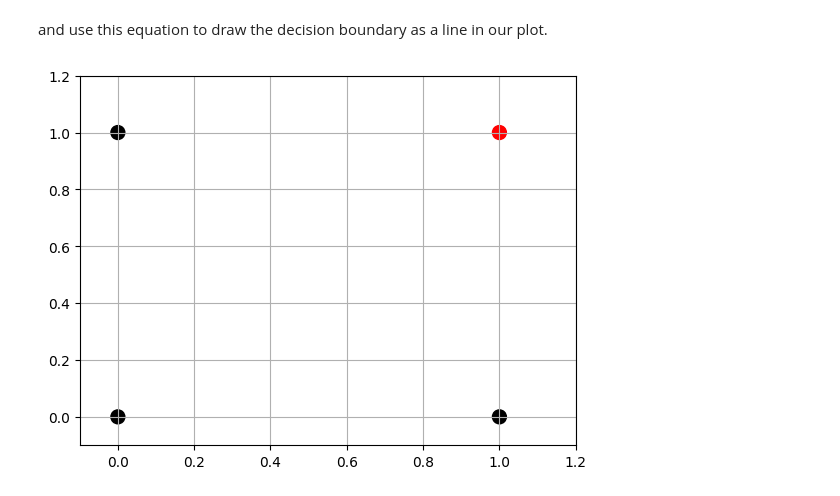
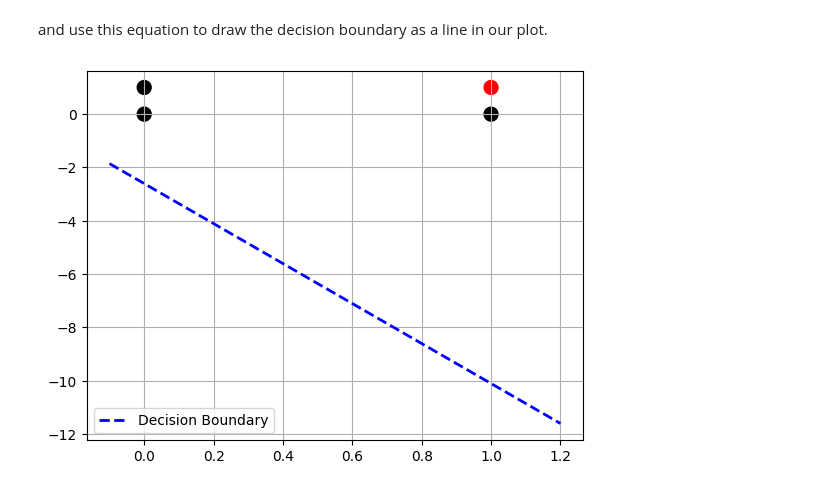
Before and after one commit to 1fancyname/neune, a Jupyter notebook: content/_ch2_the_perceptron/basic_perceptron_py.ipynb, the cells around one changed output. Drawn from its saved outputs; the diff is of its cells as text; code cells hidden in the pictures.

```diff
--- a/content/_ch2_the_perceptron/basic_perceptron_py.ipynb
+++ b/content/_ch2_the_perceptron/basic_perceptron_py.ipynb
@@ -292,17 +294,15 @@ and use this equation to draw the decision boundary as a line in our plot.
 # %%
 #extract weights and bias
 w1, w2, _ = and_perceptron.weights
 bias = and_perceptron.bias
 # calculate decision boundary line
 x_boundary = np.linspace(-0.1, 1.2, 100)
 y_boundary = -(w1 * x_boundary + bias) / w2
 # plotting points and decision boundary in 2D
 plt.plot(x_boundary, y_boundary, '--', color='blue', linewidth=2, label='Decision Boundary')
 plt.scatter(x1, x2, c=colors, s=100)
-plt.xlim((-0.1, 1.2))
-plt.ylim((-0.1, 1.2))
 plt.grid()
 plt.legend()
 plt.show()
 # %% [output]
-[figure, old version]
+[figure, new version]
```
Also changed, not shown: parts of 6 cells of this notebook.
